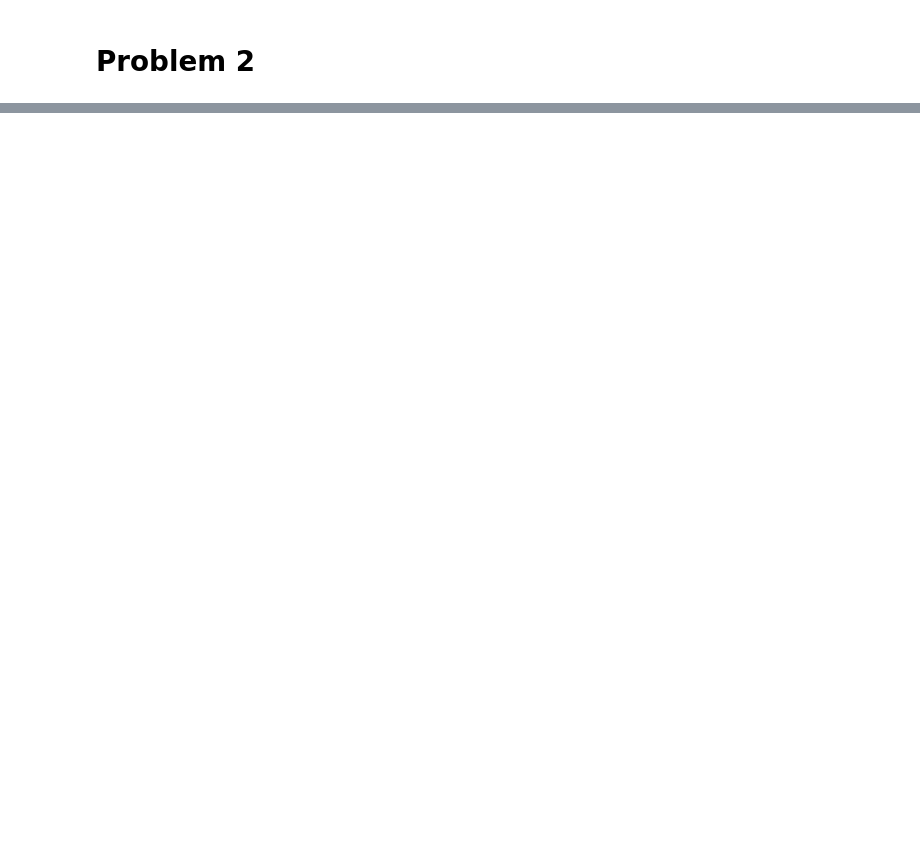
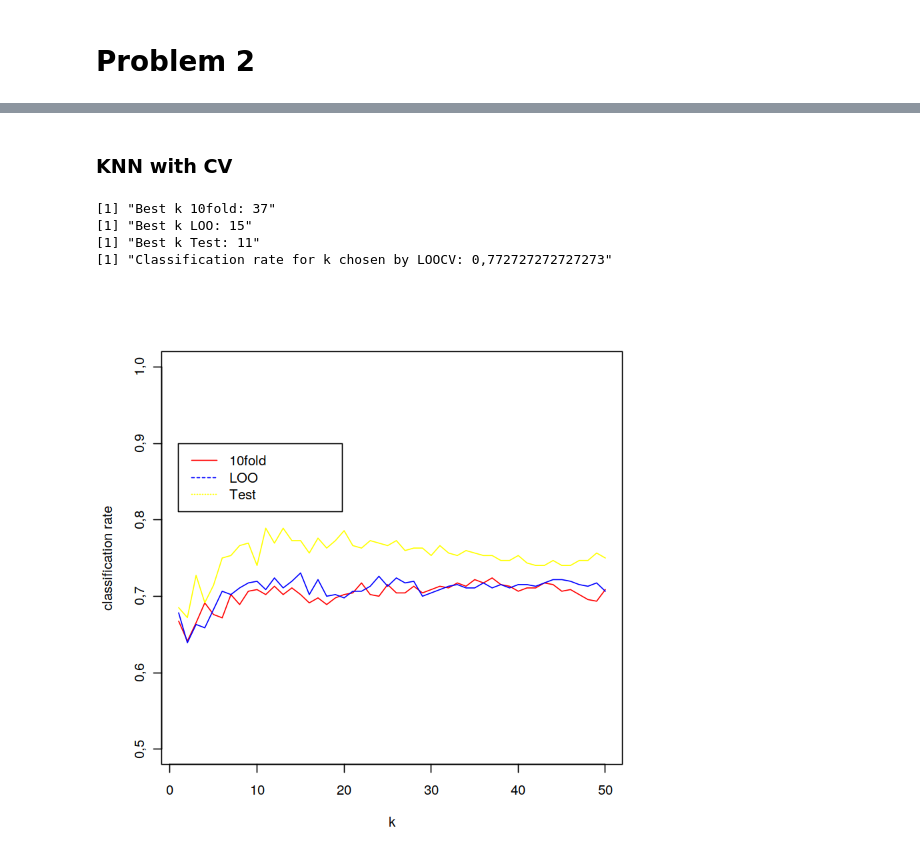
Before and after one commit to KristianWold/STK-IN4300, a Jupyter notebook: oblig2-2/Project2.ipynb, the cells around one changed output, grey strips where cells are left out. Drawn from its saved outputs; the diff is of its cells as text; code cells hidden in the pictures; blank space fills up the shorter version.

Commit message:
Finalize project2. Not my best work...

```diff
--- a/oblig2-2/Project2.ipynb
+++ b/oblig2-2/Project2.ipynb
@@ -562,0 +595,16 @@ Regression tree proved the worst, with train and test MSE $2.35$ and $2.76$. The
+# %%
+set.seed(42)
+n = nrow(PimaIndiansDiabetes)
+x = PimaIndiansDiabetes[,-9]
+y = PimaIndiansDiabetes[,9]
+
+train_size = floor(0.6*n)
+train_idx = sample(seq_len(n), size = train_size)
+
+x_train = x[train_idx,]
+x_test = x[-train_idx,]
+
+y_train = y[train_idx]
+y_test = y[-train_idx]
+# %% [markdown]
+### KNN with CV
@@ -562,0 +659,16 @@ Regression tree proved the worst, with train and test MSE $2.35$ and $2.76$. The
+# %%
+plot(k_values, class_rate_10fold, type="l", col="red", xlab = "k", ylab = "classification rate", ylim=c(0.5,1))
+lines(k_values, class_rate_loo, col="blue")
+lines(k_values, class_rate_test, col="yellow")
+legend(1, 0.9, legend=c("10fold", "LOO", "Test"), col=c("red", "blue", "yellow"), lty=1:3)
+
+print(paste0("Best k 10fold: ",which.max(class_rate_10fold)))
+print(paste0("Best k LOO: ",   which.max(class_rate_loo)))
+print(paste0("Best k Test: ",  which.max(class_rate_test)))
+print(paste0("Classification rate for k chosen by LOOCV: ",  class_rate_test[14]))
+# %% [output]
+[1] "Best k 10fold: 37"
+[1] "Best k LOO: 15"
+[1] "Best k Test: 11"
+[1] "Classification rate for k chosen by LOOCV: 0,772727272727273"
+[figure, added]
```
Also changed, not shown: parts of 61 cells of this notebook.
